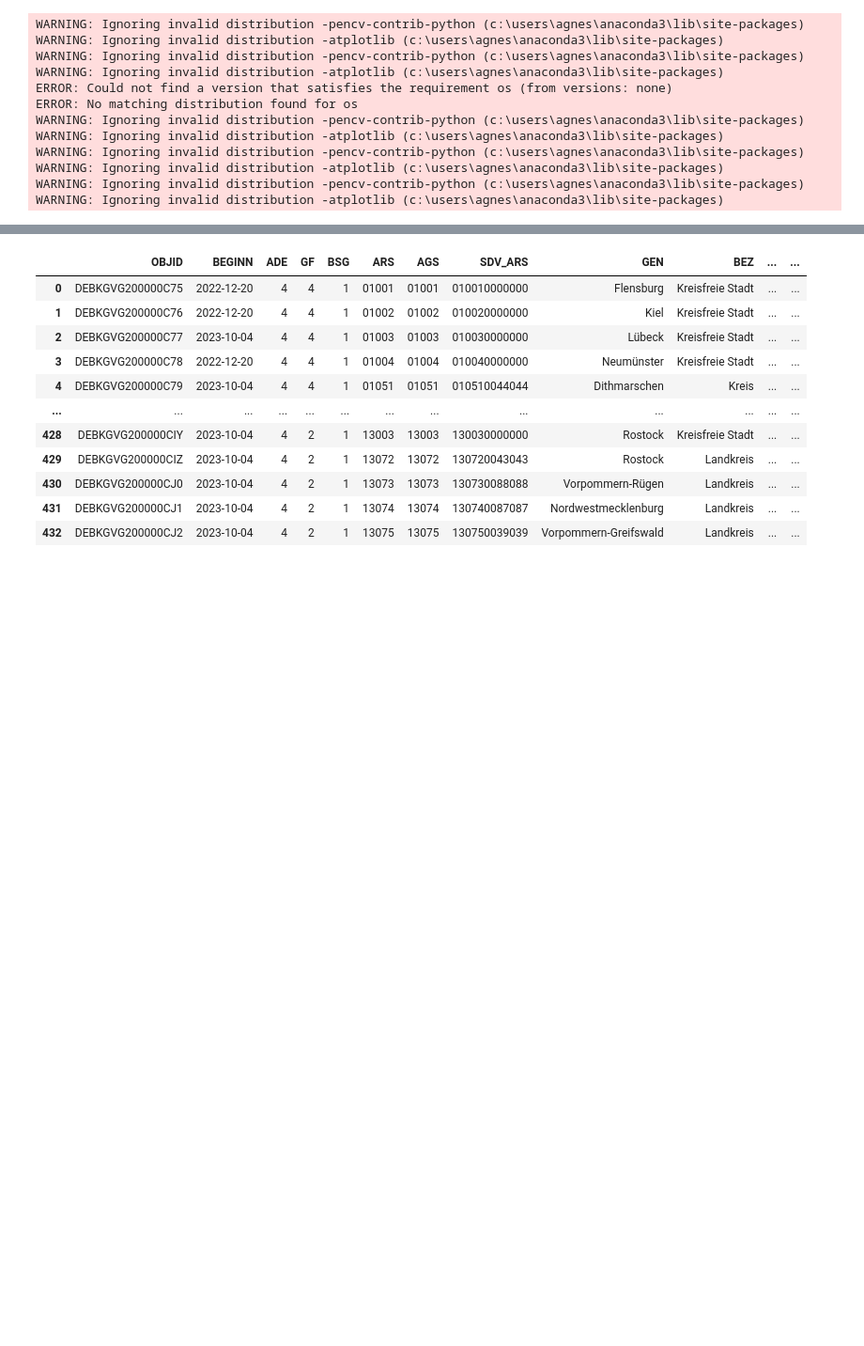
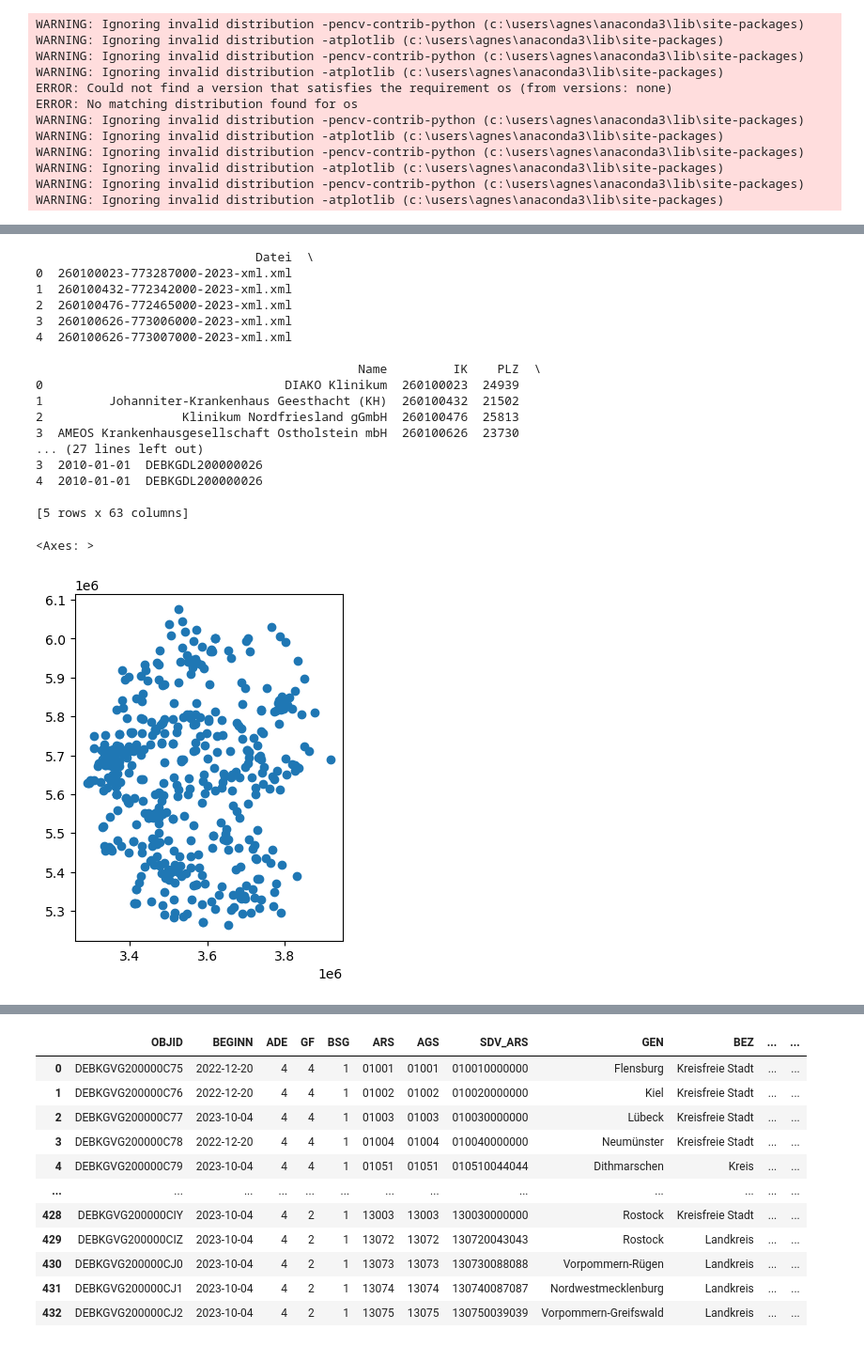
Before and after one commit to agneszwick/InnoLab, a Jupyter notebook: Jupyter_Notebooks/qb_Karten.ipynb, the cells around one changed output, grey strips where cells are left out. Shown at 94% size. Saved outputs shown, nothing was run; the diff lists cells and outputs as text; code cells hidden in the pictures; blank space fills up the shorter version.

```diff
--- a/Jupyter_Notebooks/qb_Karten.ipynb
+++ b/Jupyter_Notebooks/qb_Karten.ipynb
@@ -42,3 +53,48 @@ df_csv
+# %%
+csv_path2 = "Gemeinsamer_Bundesausschluss/processed/Qualitaetsbericht_i71_23_Anzahl_I71_mit_ARS.csv"
+
+# Beispiel: CSV einlesen
+qb = pd.read_csv(csv_path2, dtype={'PLZ': str, 'ARS': str, 'AGS': str})
+
+# Funktion zum Parsen der Koordinaten aus dem String
+def parse_coords(s):
+    # s sieht so aus: "c(3527073.62751839, 6075050.21766101)"
+    # Extrahiere die Zahlen per Regex
+    numbers = re.findall(r"[-+]?\d*\.\d+|\d+", s)
+    if len(numbers) == 2:
+        x, y = map(float, numbers)
+        return Point(x, y)
+    else:
+        return None
+
+# Neue Spalte geometry mit Point-Objekten
+qb["geometry"] = qb["geometry"].apply(parse_coords)
+
+# GeoDataFrame mit passendem CRS erstellen (hier ein Beispiel: EPSG:31467)
+qb = gpd.GeoDataFrame(qb, geometry="geometry", crs="EPSG:31467")
+
+print(qb.head())
+qb.plot()
+# %% [output]
+                              Datei  \
+0  260100023-773287000-2023-xml.xml
+1  260100432-772342000-2023-xml.xml
+2  260100476-772465000-2023-xml.xml
+3  260100626-773006000-2023-xml.xml
+4  260100626-773007000-2023-xml.xml
+
+                                            Name         IK    PLZ  \
+0                                 DIAKO Klinikum  260100023  24939
+1         Johanniter-Krankenhaus Geesthacht (KH)  260100432  21502
+2                   Klinikum Nordfriesland gGmbH  260100476  25813
+3  AMEOS Krankenhausgesellschaft Ostholstein mbH  260100626  23730
+... (27 lines left out)
+3  2010-01-01  DEBKGDL200000026
+4  2010-01-01  DEBKGDL200000026
+
+[5 rows x 63 columns]
+<Axes: >
+[figure, added]
 # %%
 # 1. Shapefile laden
 shapefile_path = "C:/Users/agnes/Documents/EAGLE/Innovation_Lab/Daten/Verwaltungsgebiete/vg250_12-31.gk3.shape.ebenen/vg250_ebenen_1231/VG250_KRS.shp"
```
Also changed, not shown: parts of 11 cells of this notebook, 7 other files.
